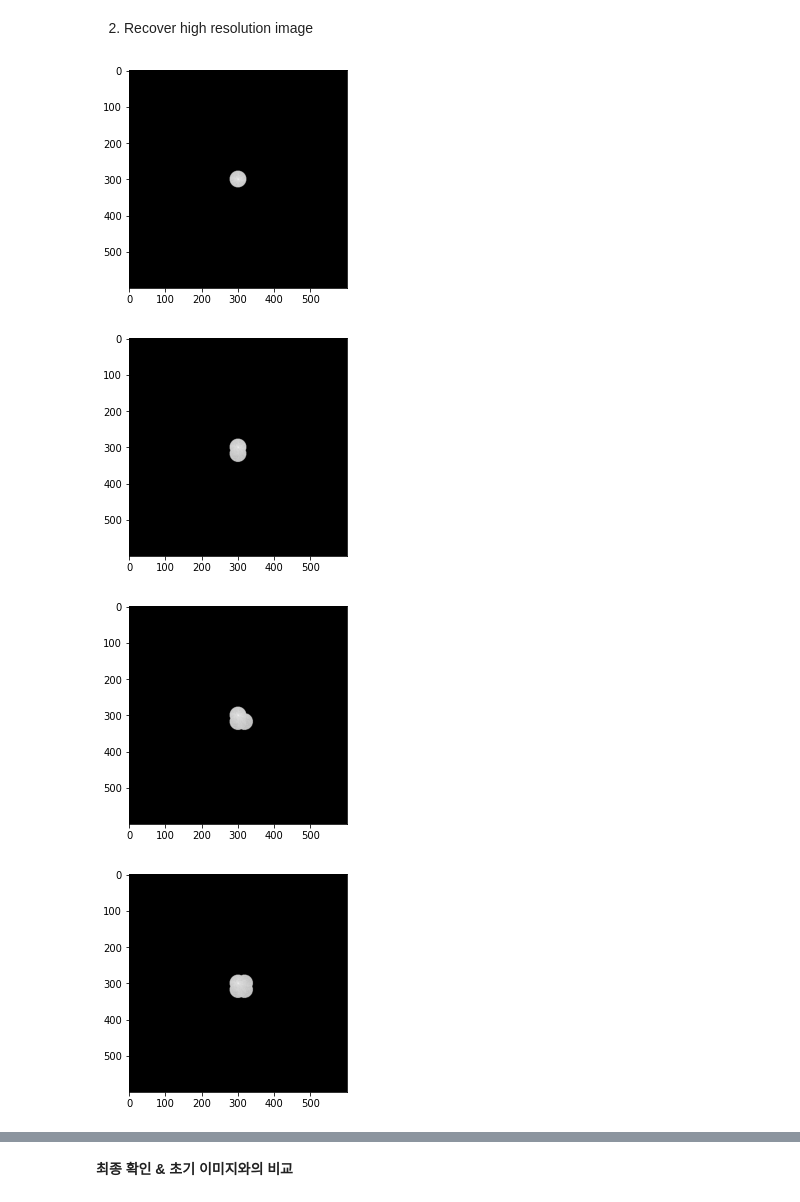
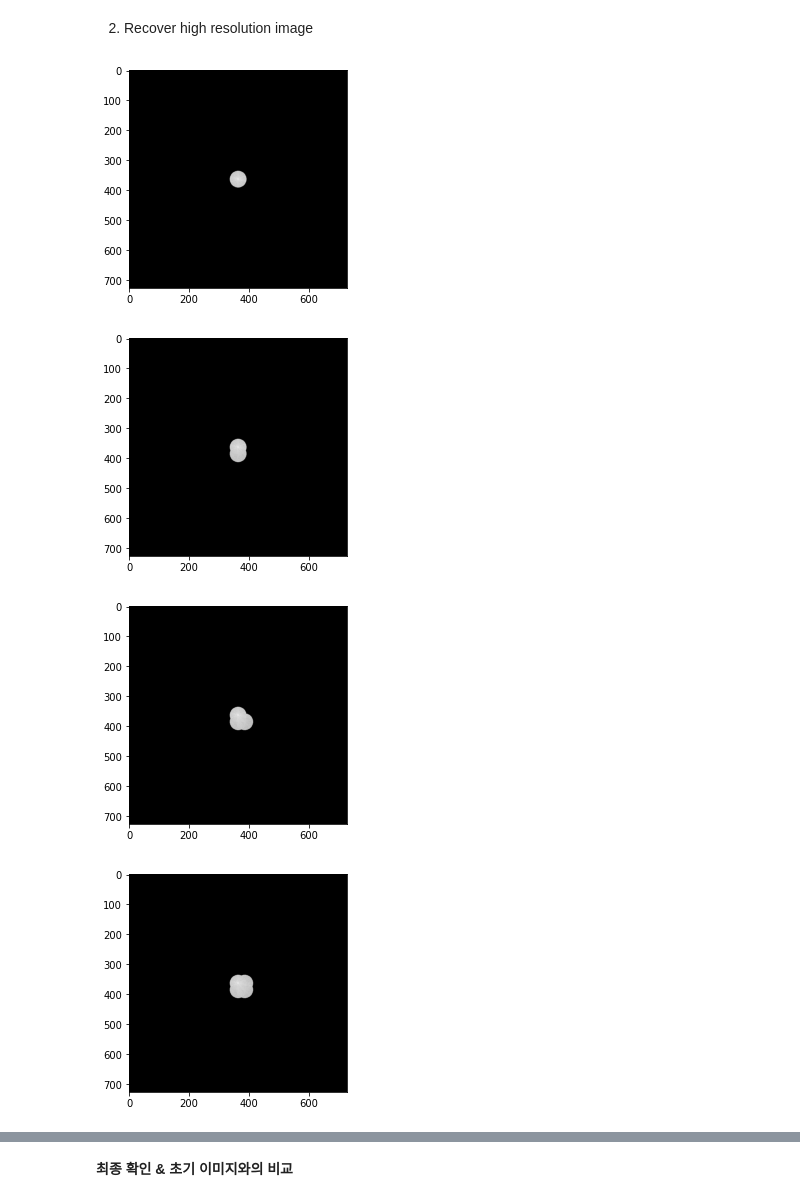
Before and after one commit to KyungchulLee/FPM-simulation, a Jupyter notebook: Basic Fourier Ptychography_v2.ipynb, the cells around one changed output, grey strips where cells are left out. Cells and saved outputs as stored; diff of their text form; code cells hidden in the pictures.

```diff
--- a/Basic Fourier Ptychography_v2.ipynb
+++ b/Basic Fourier Ptychography_v2.ipynb
@@ -25,7 +25,7 @@ waveLength = 0.518e-6;    #사용된 빛의 종류   ## fixed
 k0 = 2*np.pi/waveLength; #wavevector
 
 #parameter for camera
-mag = 4;
+mag = 3.3; # fixed
 sensor_psize = 2.4e-6;        #sampling pixel size of the camera  ## fixed
 #parameter for simulation (Ground Truth)
 psize = 0.2e-6 #the pixel size of the final reconstructed super-resolution image
@@ -37,7 +37,6 @@ NA = 0.1;               #NA of 대물렌즈  ## fixed
 arraysize = 17;    ## vary (determines number of image)
 LEDgap = 4; # 4mm between adjacent LEDs  ## fixed
 LEDheight = 50; # distance bewteen the LED matrix and the sample  ## vary 20~100
-
 
 #calculation for sampling criterion/ overlap percentage in Fourier Domain
 # sampling criteron should be larger than 1 to avoid aliasing
@@ -289,35 +285,36 @@ objectRecover = np.ones((HR_obj_size_x,HR_obj_size_y));
 objectRecoverFT = F(objectRecover);
 
 alpha_obj=0.1;
 gamma_obj=1;
 alpha_Pup=1;
 gamma_Pup =1;
 
 Pup=CTF
-loop = 30;
+loop = 20;
 for loop_num in range (0,loop):
     for num_img in range(0,arraysize**2):
         reordered_num_img=int(seq[num_img]-1) # reorder for faster convergence
         kxc = int((HR_obj_size_x+1)/2+kx[0,reordered_num_img]/dkx)
         kyc = int((HR_obj_size_y+1)/2+ky[0,reordered_num_img]/dky)
         kxl=int((kxc-(sensor_size_x-1)/2))
         kxh=int((kxc+(sensor_size_x-1)/2))
         kyl=int((kyc-(sensor_size_y-1)/2))
         kyh=int((kyc+(sensor_size_y-1)/2))
         Objfcrop=objectRecoverFT[kyl:kyh+1,kxl:kxh+1]
         ObjfcropP = Objfcrop* Pup
         im_lowRes = Ft(ObjfcropP);
         im_lowRes = np.sqrt(imSeqLowRes[:,:,reordered_num_img])*(im_lowRes)/abs(im_lowRes)
         Objfup=F(im_lowRes)
+        #recover pupil
 #         Pup = Pup + (gamma_Pup)*np.conj(Objfcrop)* (Objfup - ObjfcropP)/ ((1-alpha_Pup)*np.abs(Objfcrop)**2 +(alpha_Pup)*np.max(np.abs(Objfcrop)**2))
         objectRecoverFT[kyl:kyh+1,kxl:kxh+1] = objectRecoverFT[kyl:kyh+1,kxl:kxh+1]+gamma_obj*np.conj(Pup)*(Objfup - ObjfcropP) / ((1-alpha_obj)*np.abs(Pup)**2 +(alpha_obj)*np.max(np.abs(Pup)**2));
         if (loop_num == 0) and (num_img == 0 or num_img == 1 or num_img == 2 or num_img == 3 or num_img == 100):
             plt.imshow(np.log(0.00000001+np.absolute(objectRecoverFT)),cmap='gray')
             # plt.imshow(abs(np.fft.ifft2(np.fft.ifftshift(objectRecoverFT[kyl:kyh+1,kxl:kxh+1]*CTF))))
 
             plt.show()
 # %% [output]
-[figure, old version]
+[figure, new version]
-[figure, old version]
+[figure, new version]
-[figure, old version]
+[figure, new version]
-[figure, old version]
+[figure, new version]
```
Also changed, not shown: parts of 5 cells of this notebook.
